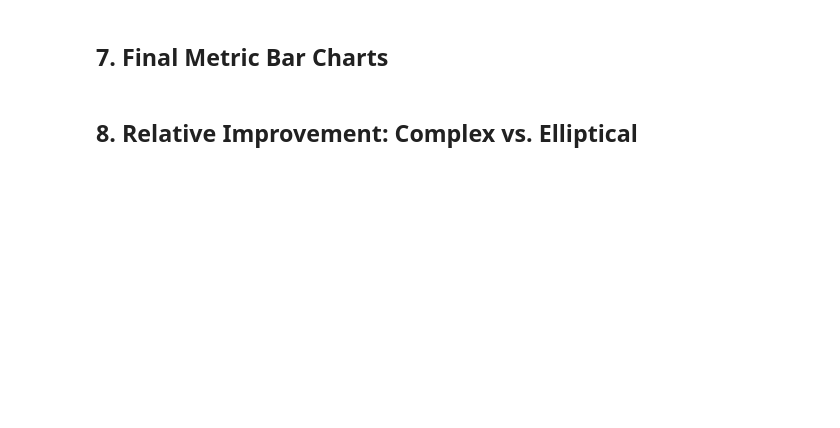
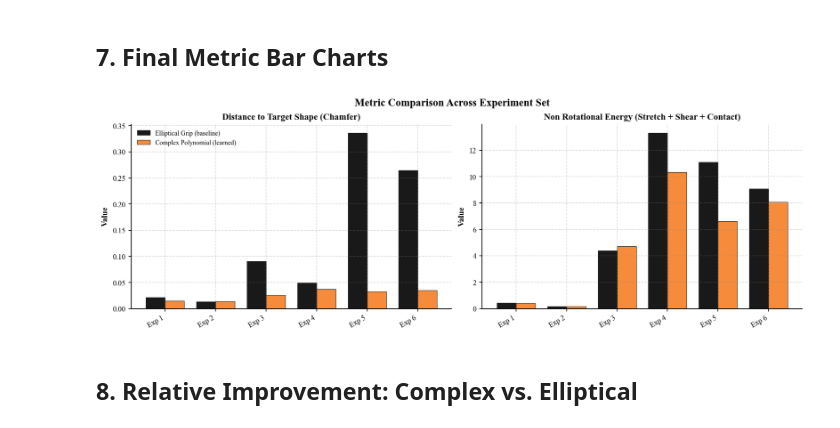
Before and after one commit to jkloers/neural-form-finding, a Jupyter notebook: notebooks/comparison_elliptical_vs_polynomial.ipynb, the cells around one changed output. Cells and saved outputs as stored; diff of their text form; code cells hidden in the pictures; blank space fills up the shorter version.

```diff
--- a/notebooks/comparison_elliptical_vs_polynomial.ipynb
+++ b/notebooks/comparison_elliptical_vs_polynomial.ipynb
@@ -359,38 +360,40 @@ plt.show()
 # %% [markdown]
 ## 7. Final Metric Bar Charts
 # %%
-metric_keys   = ['chamfer', 'energy', 'stretch', 'shear', 'contact']
-metric_labels = ['Chamfer distance', 'Total energy', 'Stretch energy', 'Shear energy', 'Contact energy']
+metric_keys   = ['chamfer', 'energy']
+metric_labels = ['Distance to Target Shape (Chamfer)', 'Non Rotational Energy (Stretch + Shear + Contact)']
 
 x     = np.arange(N_EXPERIMENTS)
 width = 0.38
 
-fig, axes = plt.subplots(1, len(metric_keys), figsize=(16, 4), constrained_layout=True)
+fig, axes = plt.subplots(1, len(metric_keys), figsize=(12, 4), constrained_layout=True)
 
 for ax, key, label in zip(axes, metric_keys, metric_labels):
     ell_vals = [results[('elliptical', eid)]['final_metrics'][key] for eid in EXPERIMENT_IDS]
     cmp_vals = [results[('complex',    eid)]['final_metrics'][key] for eid in EXPERIMENT_IDS]
 
     ax.bar(x - width / 2, ell_vals, width,
            color=COLORS['elliptical'], alpha=0.90, label=LABELS['elliptical'],
            edgecolor='#1A1A1A', linewidth=0.6)
     ax.bar(x + width / 2, cmp_vals, width,
            color=COLORS['complex'],    alpha=0.90, label=LABELS['complex'],
            edgecolor='#1A1A1A', linewidth=0.6)
 
     ax.set_xticks(x)
     ax.set_xticklabels([f'Exp {i}' for i in EXPERIMENT_IDS], rotation=30, ha='right')
     ax.set_title(label, fontweight='bold')
     ax.set_ylabel('Value', fontweight='bold')
     ax.spines['top'].set_visible(False)
     ax.spines['right'].set_visible(False)
     if ax is axes[0]:
         ax.legend(frameon=False, loc='upper left', fontsize=8)
 
-fig.suptitle('Final Metric Comparison Across Experiments', fontsize=13, fontweight='bold')
+fig.suptitle('Metric Comparison Across Experiment Set', fontsize=13, fontweight='bold')
 fig.savefig(os.path.join(FIG_DIR, 'bar_metrics.pdf'))
 fig.savefig(os.path.join(FIG_DIR, 'bar_metrics.png'))
 plt.show()
+# %% [output]
+[figure, added]
 # %% [markdown]
 ## 8. Relative Improvement: Complex vs. Elliptical
 # %%
```
Also changed, not shown: parts of 10 cells of this notebook.
